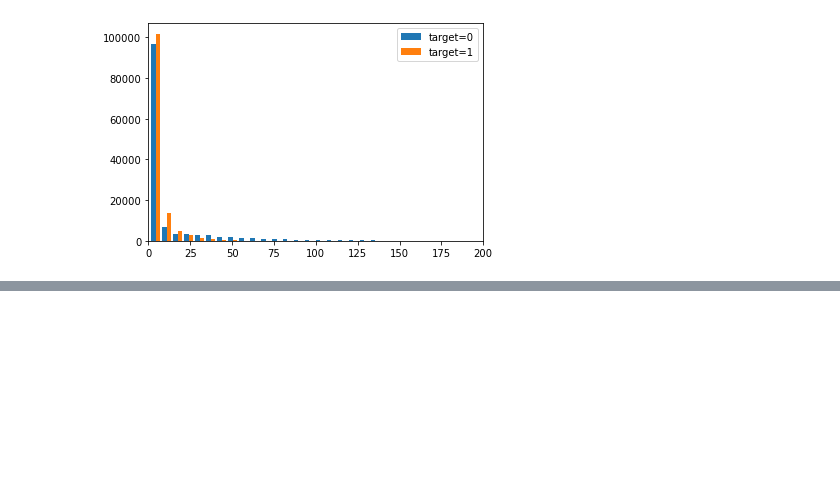
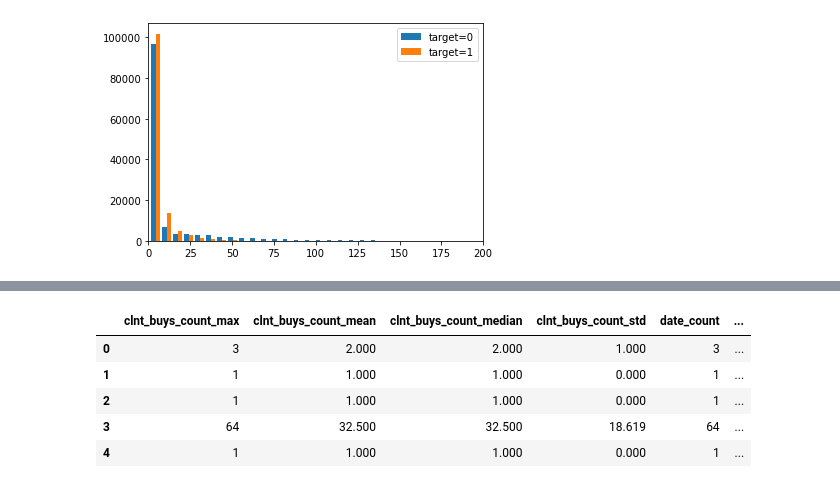
Before and after one commit to snakerzr/cupcake_churn_prediction, a Jupyter notebook: notebook.ipynb, the cells around one changed output, grey strips where cells are left out. Cells and saved outputs as stored; diff of their text form; code cells hidden in the pictures; blank space fills up the shorter version.

```diff
--- a/notebook.ipynb
+++ b/notebook.ipynb
@@ -874,0 +993,13 @@ Name: 1, Length: 145, dtype: int64
+# %%
+# pivot_baseline_full = pivot_baseline.join(df_target)
+pivot_baseline_full = pivot_baseline.merge(df_target,on='clnt_ID')
+# %%
+pivot_baseline_full = pivot_baseline_full.drop(columns=['clnt_ID'])
+pivot_baseline_full.head()
+# %% [output]
+|  | clnt_buys_count_max | clnt_buys_count_mean | clnt_buys_count_median | clnt_buys_count_std | date_count | ... |
+| 0 | 3 | 2.000 | 2.000 | 1.000 | 3 | ... |
+| 1 | 1 | 1.000 | 1.000 | 0.000 | 1 | ... |
+| 2 | 1 | 1.000 | 1.000 | 0.000 | 1 | ... |
+| 3 | 64 | 32.500 | 32.500 | 18.619 | 64 | ... |
+| 4 | 1 | 1.000 | 1.000 | 0.000 | 1 | ... |
```
Also changed, not shown: parts of 26 cells of this notebook.
